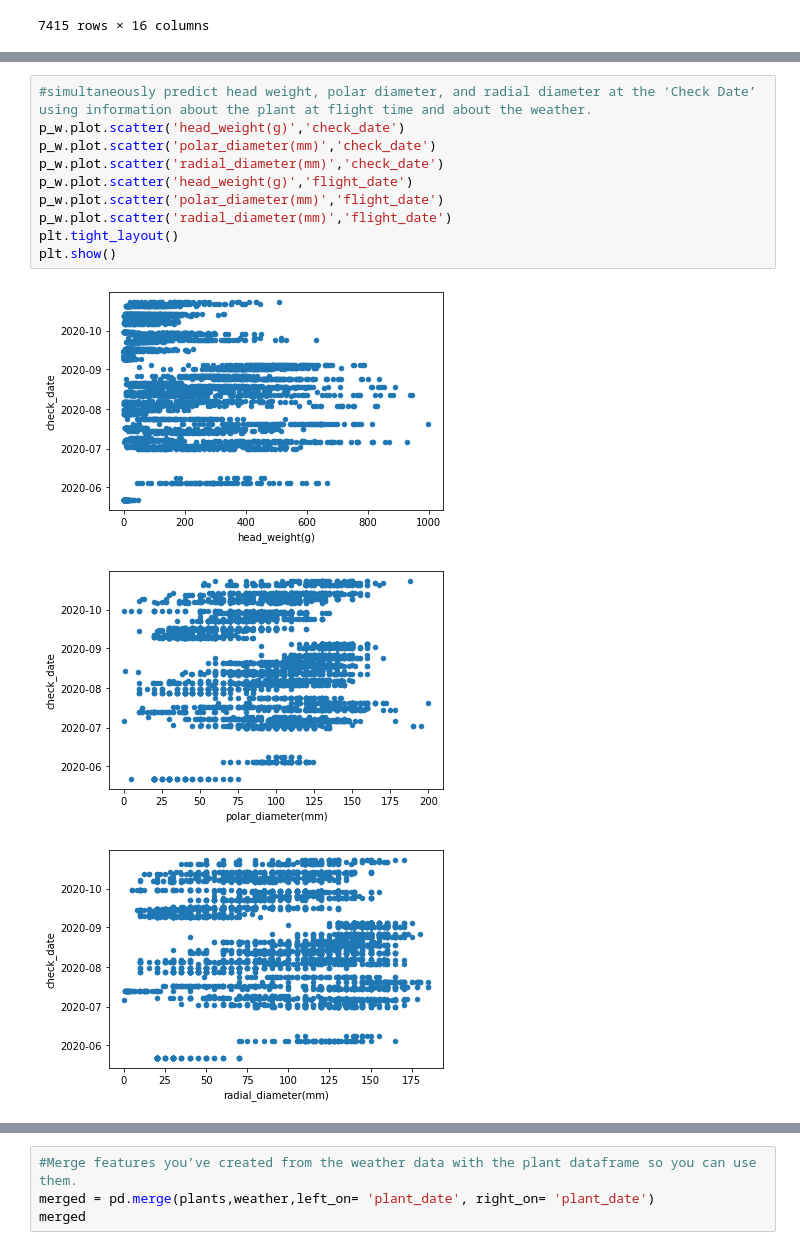
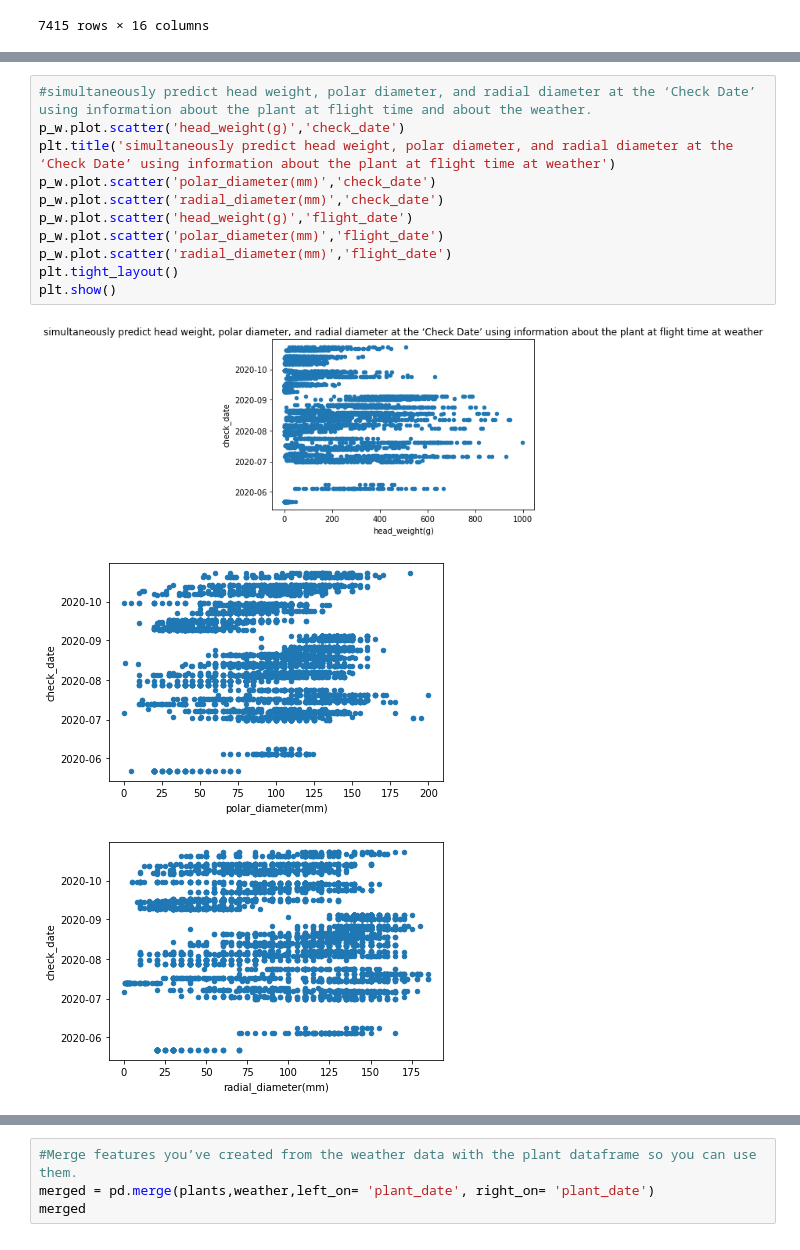
Before and after one commit to cyberanalyst268/Data-Science-and-Decision-Making, a Jupyter notebook: Agrotech-project.ipynb, the cells around one changed output, grey strips where cells are left out. Cells and saved outputs as stored; diff of their text form.

```diff
--- a/Agrotech-project.ipynb
+++ b/Agrotech-project.ipynb
@@ -184,15 +186,16 @@ plt.show()
 # %%
 #simultaneously predict head weight, polar diameter, and radial diameter at the ‘Check Date’ using information about the plant at flight time and about the weather.
 p_w.plot.scatter('head_weight(g)','check_date')
+plt.title('simultaneously predict head weight, polar diameter, and radial diameter at the ‘Check Date’ using information about the plant at flight time at weather')
 p_w.plot.scatter('polar_diameter(mm)','check_date')
 p_w.plot.scatter('radial_diameter(mm)','check_date')
 p_w.plot.scatter('head_weight(g)','flight_date')
 p_w.plot.scatter('polar_diameter(mm)','flight_date')
 p_w.plot.scatter('radial_diameter(mm)','flight_date')
 plt.tight_layout()
 plt.show()
 # %% [output]
-[figure, old version]
+[figure, new version]
 [figure]
 [figure]
 [figure]
```
Also changed, not shown: parts of 4 cells of this notebook.
